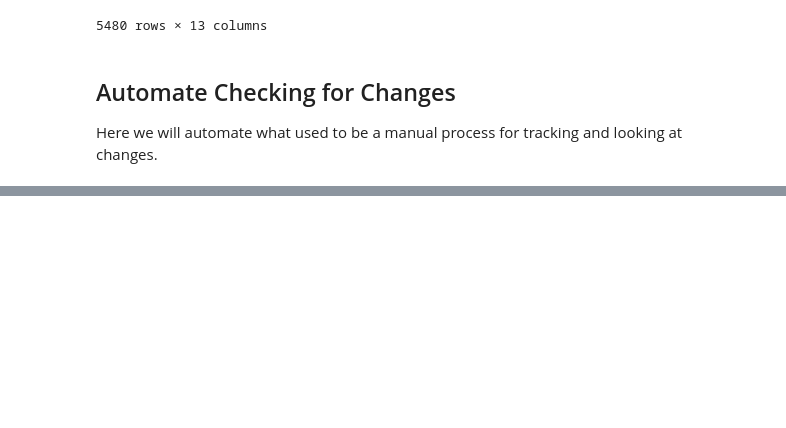
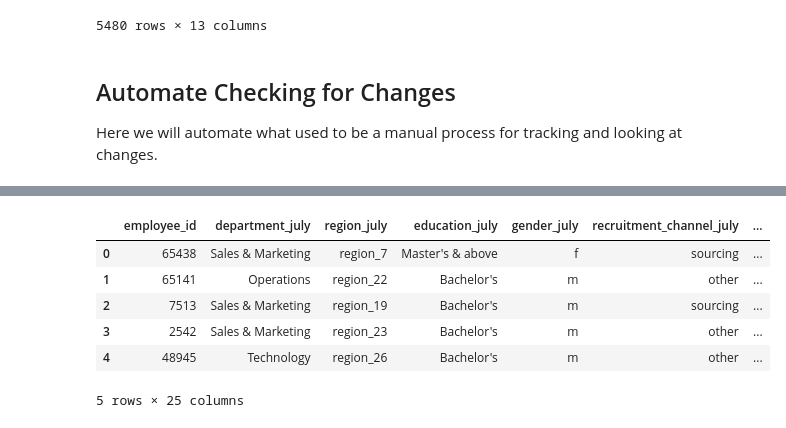
Before and after one commit to sethbeckett/stat5940-tutorial2, a Jupyter notebook: automating-updates.ipynb, the cells around one changed output, grey strips where cells are left out. Saved outputs shown, nothing was run; the diff lists cells and outputs as text; code cells hidden in the pictures; blank space fills up the shorter version.

```diff
--- a/automating-updates.ipynb
+++ b/automating-updates.ipynb
@@ -69,0 +96,8 @@ Here we will automate what used to be a manual process for tracking and looking
+# %%
+# check for employees who switched departments
+
+# merge july and august dataframes on employee_id
+merged_df = pd.merge(july, august, on='employee_id', suffixes=('_july', '_august'))
+
+# find employees who switched departments
+switched_dept_employees = merged_df.loc[merged_df.apply(lambda x: x['department_july'] != x['department_august'], axis=1)]
@@ -69,0 +107,10 @@ Here we will automate what used to be a manual process for tracking and looking
+# %%
+merged_df.head()
+# %% [output]
+|  | employee_id | department_july | region_july | education_july | gender_july | recruitment_channel_july | ... |
+| 0 | 65438 | Sales & Marketing | region_7 | Master's & above | f | sourcing | ... |
+| 1 | 65141 | Operations | region_22 | Bachelor's | m | other | ... |
+| 2 | 7513 | Sales & Marketing | region_19 | Bachelor's | m | sourcing | ... |
+| 3 | 2542 | Sales & Marketing | region_23 | Bachelor's | m | other | ... |
+| 4 | 48945 | Technology | region_26 | Bachelor's | m | other | ... |
+5 rows × 25 columns
```
Also changed, not shown: parts of 7 cells of this notebook, 4 other files.
